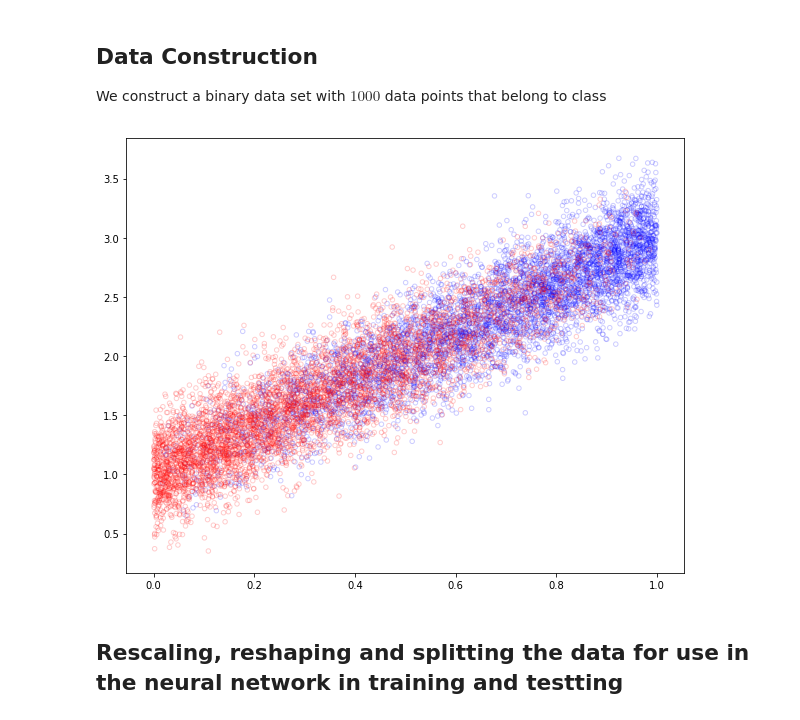
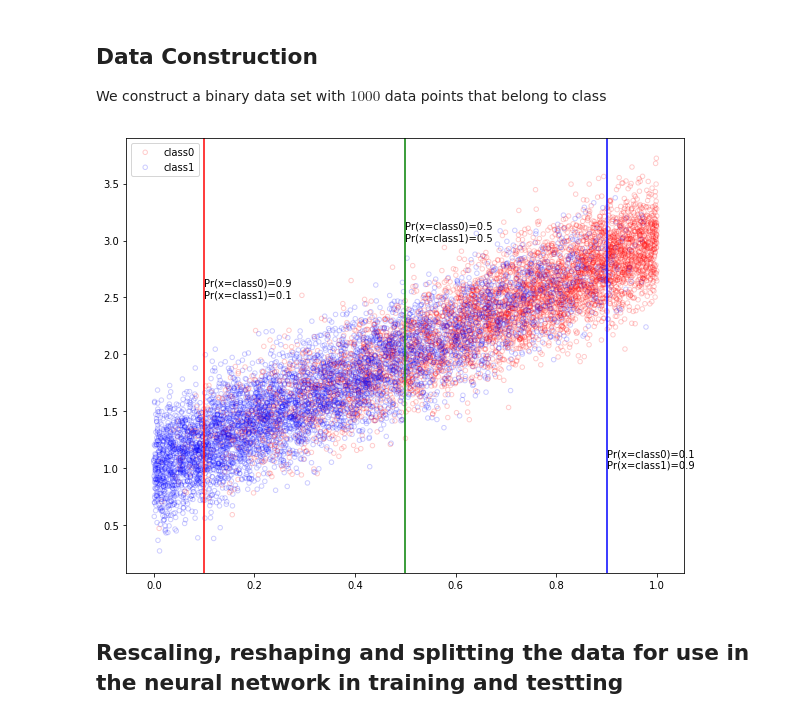
Before and after one commit to TSHTUM007/Masters_project, a Jupyter notebook: data_construct.ipynb, the cells around one changed output. Drawn from its saved outputs; the diff is of its cells as text; code cells hidden in the pictures.

```diff
--- a/data_construct.ipynb
+++ b/data_construct.ipynb
@@ -16,36 +16,43 @@ def f(x):
 
 x=np.random.uniform(0,1,10000)
 
 
 x0 = []
 y0 = []
 
 x1 = []
 y1 = []
 
 Y1=np.zeros(len(x))
 
 X1=np.zeros((len(x),2))
 
 
 for i in range(len(x)):
 
 
     if np.random.random() < x[i]:
         x0.append(x[i])
         y0.append( f(x[i]) + np.random.normal(0,0.25)  )
 
 
     else:
         x1.append(x[i])
         y1.append( f(x[i]) + np.random.normal(0,0.25) )
 
 plt.figure(figsize=(10,8))
-plt.scatter(x0,y0,s=20,facecolors='none',edgecolors='b',alpha=0.2)
-plt.scatter(x1,y1,s=20,facecolors='none',edgecolors='r',alpha=0.2) # class 1
+plt.scatter(x0,y0,s=20,facecolors='none',edgecolors='r',alpha=0.2,label='class0')
+plt.scatter(x1,y1,s=20,facecolors='none',edgecolors='b',alpha=0.2,label='class1') # class 1
+plt.axvline(0.1,color='red')
+plt.axvline(0.5,color='green')
+plt.axvline(0.9,color='blue')
+plt.text(0.1,2.5,s='Pr(x=class0)=0.9 ' + '\n' + 'Pr(x=class1)=0.1 ' )
+plt.text(0.5,3,s='Pr(x=class0)=0.5 ' + '\n' + 'Pr(x=class1)=0.5 ' )
+plt.text(0.9,1,s='Pr(x=class0)=0.1 ' + '\n' + 'Pr(x=class1)=0.9 ' )
+plt.legend()
 plt.show()
 # %% [output]
-[figure, old version]
+[figure, new version]
 # %% [markdown]
 ## Rescaling, reshaping and splitting the data for use in the neural network in training and testting
 # %%
```
Also changed, not shown: 4 other files.
